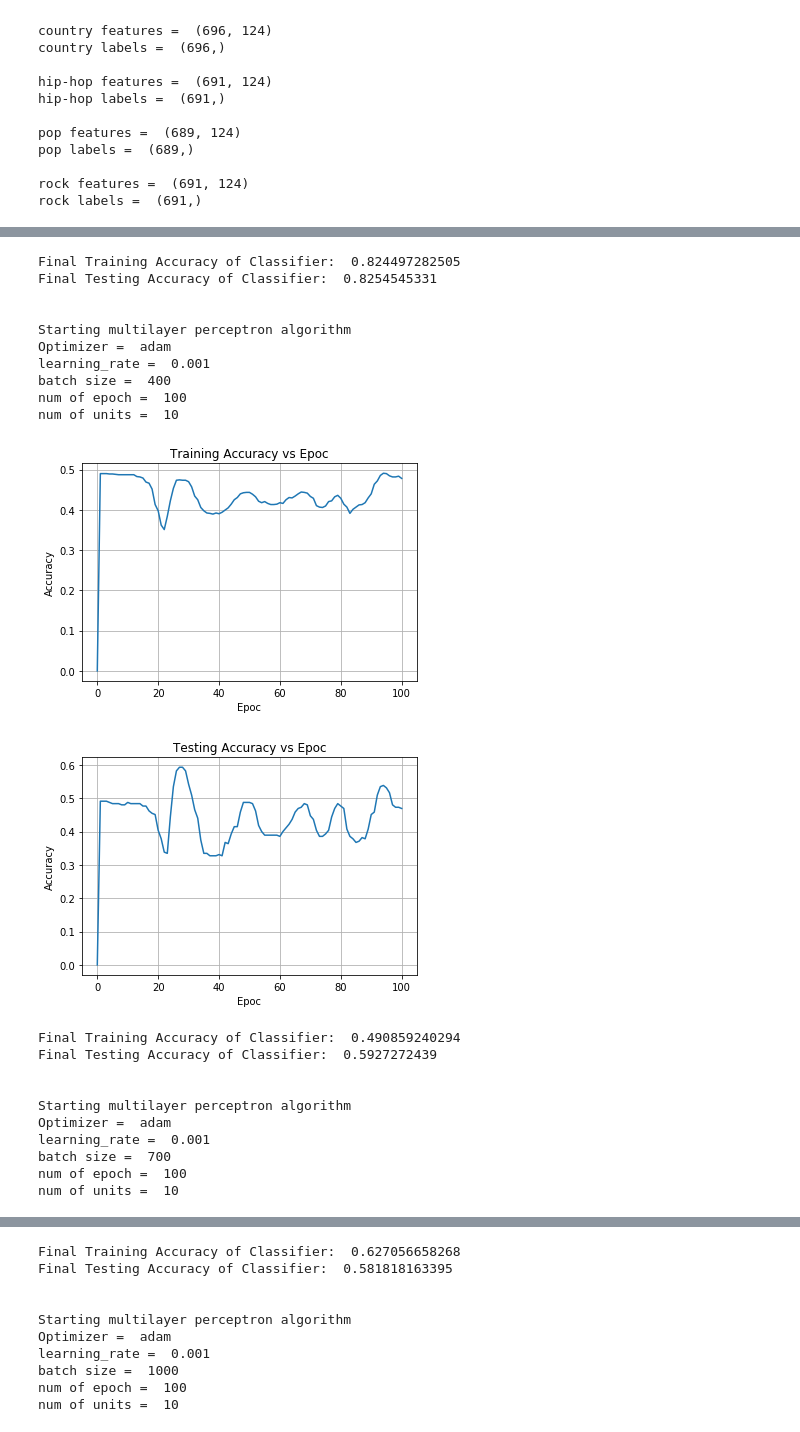
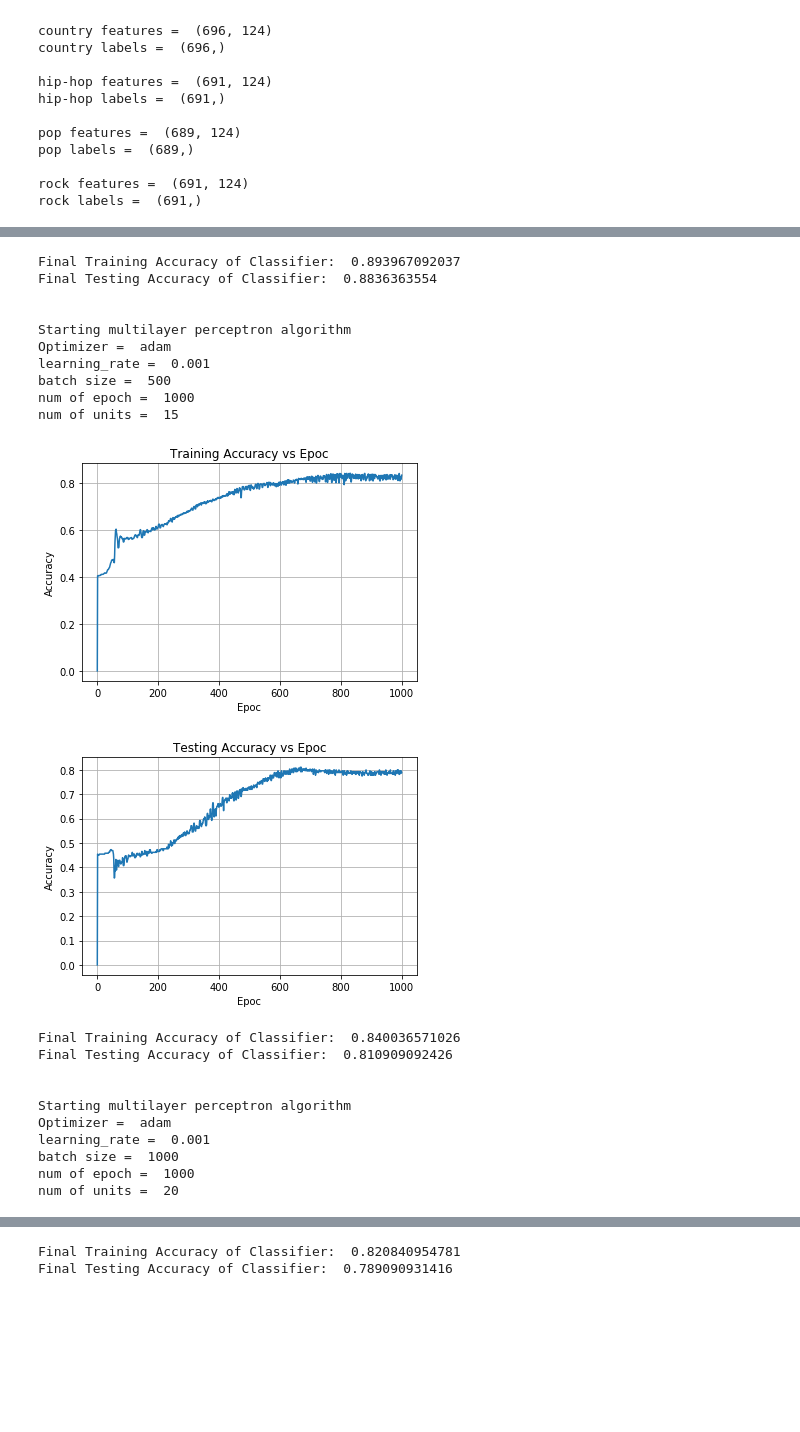
Before and after one commit to rpatel26/Cogs181_FinalProject, a Jupyter notebook: multilayer_perceptron_model.ipynb, the cells around one changed output, grey strips where cells are left out. Cells and saved outputs as stored; diff of their text form; code cells hidden in the pictures; blank space fills up the shorter version.

Commit message:
training almost completed

```diff
--- a/multilayer_perceptron_model.ipynb
+++ b/multilayer_perceptron_model.ipynb
@@ -290,27 +328,24 @@ Ytest =  (691, 5)
 # %%
 # classical vs country
-Xtrain = np.concatenate( ( classical_features[0:classical_train,:], country_features[0:country_train,:] ), axis = 0 )
-Ytrain = np.concatenate( ( classical_labels[0:classical_train], country_labels[0:country_train] ), axis = 0 )
-Xtest = np.concatenate( ( classical_features[classical_train:,:], country_features[country_train:,:] ), axis = 0 )
-Ytest = np.concatenate( ( classical_labels[classical_train:], country_labels[country_train:] ), axis = 0 )
+Xtrain1 = np.concatenate( ( classical_features[0:classical_train,:], country_features[0:country_train,:] ), axis = 0 )
+Ytrain1 = np.concatenate( ( classical_labels[0:classical_train], country_labels[0:country_train] ), axis = 0 )
+Xtest1 = np.concatenate( ( classical_features[classical_train:,:], country_features[country_train:,:] ), axis = 0 )
+Ytest1 = np.concatenate( ( classical_labels[classical_train:], country_labels[country_train:] ), axis = 0 )
 
-Ytrain = pd.get_dummies(Ytrain).as_matrix()
-Ytest = pd.get_dummies(Ytest).as_matrix()
+Ytrain1 = pd.get_dummies(Ytrain1).as_matrix()
+Ytest1 = pd.get_dummies(Ytest1).as_matrix()
 
 n_classes = 2
 
-print "done setting up training set"
-print "Xtrain = ", Xtrain.shape
-print "Ytrain = ", Ytrain.shape
-print "\nXtest = ", Xtest.shape
-print "Ytest = ", Ytest.shape
+print "Classical vs Country"
+print "Xtrain = ", Xtrain1.shape
+print "Ytrain = ", Ytrain1.shape
+print "\nXtest = ", Xtest1.shape
+print "Ytest = ", Ytest1.shape
 
-# i = num_epoch, j = num_units, k = num_batch
-for i in range( 100, 1100, 300 ):
-    for j in range( 10, 25, 5 ):
-        for k in range( 100, 1100, 300 ):
-            multilayerPerceptron( Xtrain, Ytrain, Xtest, Ytest, n_classes, num_epoch = i, num_units = j, num_batch = k )
-            print "\n"
-
-#multilayerPerceptron( Xtrain, Ytrain, Xtest, Ytest, n_classes, optm = 'adam', num_epoch = 100 )
+multilayerPerceptron( Xtrain1, Ytrain1, Xtest1, Ytest1, n_classes, optm = 'adam', num_epoch = 1000, num_units = 10, num_batch = 100 )
+print "\n"
+multilayerPerceptron( Xtrain1, Ytrain1, Xtest1, Ytest1, n_classes, optm = 'adam', num_epoch = 1000, num_units = 15, num_batch = 500 )
+print "\n"
+multilayerPerceptron( Xtrain1, Ytrain1, Xtest1, Ytest1, n_classes, optm = 'adam', num_epoch = 1000, num_units = 20, num_batch = 1000 )
 # %% [output]
@@ -331,22 +366,22 @@ num of units =  10
-Final Training Accuracy of Classifier:  0.824497282505
-Final Testing Accuracy of Classifier:  0.8254545331
+Final Training Accuracy of Classifier:  0.893967092037
+Final Testing Accuracy of Classifier:  0.8836363554
 
 
 Starting multilayer perceptron algorithm
 Optimizer =  adam
 learning_rate =  0.001
-batch size =  400
-num of epoch =  100
-num of units =  10
+batch size =  500
+num of epoch =  1000
+num of units =  15
-[figure, old version]
+[figure, new version]
-[figure, old version]
+[figure, new version]
-Final Training Accuracy of Classifier:  0.490859240294
-Final Testing Accuracy of Classifier:  0.5927272439
+Final Training Accuracy of Classifier:  0.840036571026
+Final Testing Accuracy of Classifier:  0.810909092426
 
 
 Starting multilayer perceptron algorithm
 Optimizer =  adam
 learning_rate =  0.001
-batch size =  700
-num of epoch =  100
-num of units =  10
+batch size =  1000
+num of epoch =  1000
+num of units =  20
@@ -355,10 +390,2 @@ num of units =  10
-Final Training Accuracy of Classifier:  0.627056658268
-Final Testing Accuracy of Classifier:  0.581818163395
-
-
-Starting multilayer perceptron algorithm
-Optimizer =  adam
-learning_rate =  0.001
-batch size =  1000
-num of epoch =  100
-num of units =  10
+Final Training Accuracy of Classifier:  0.820840954781
+Final Testing Accuracy of Classifier:  0.789090931416
```
Also changed, not shown: parts of 5 cells of this notebook.
